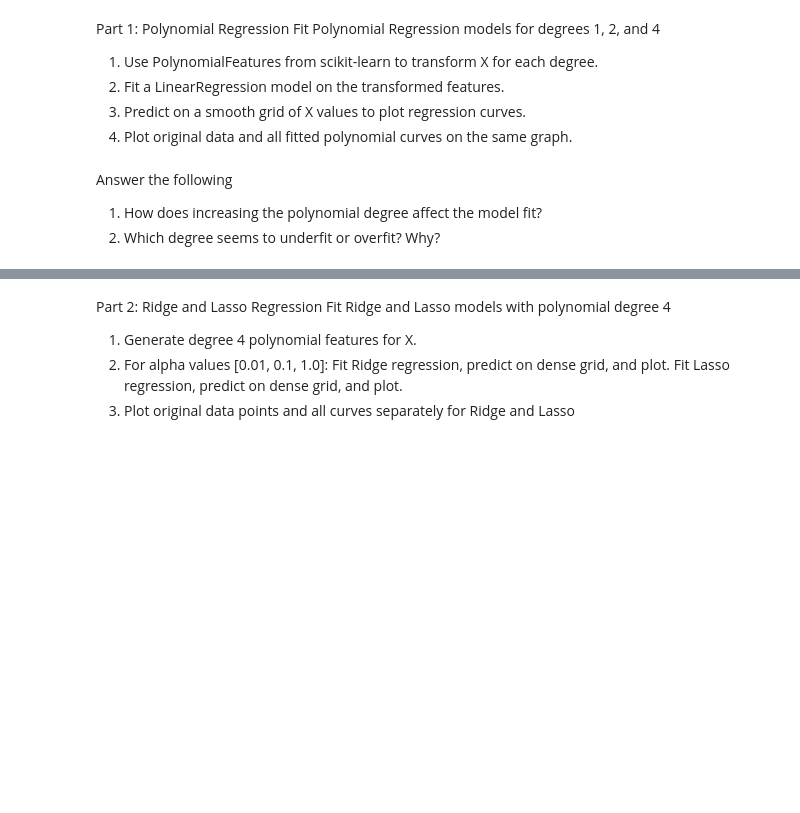
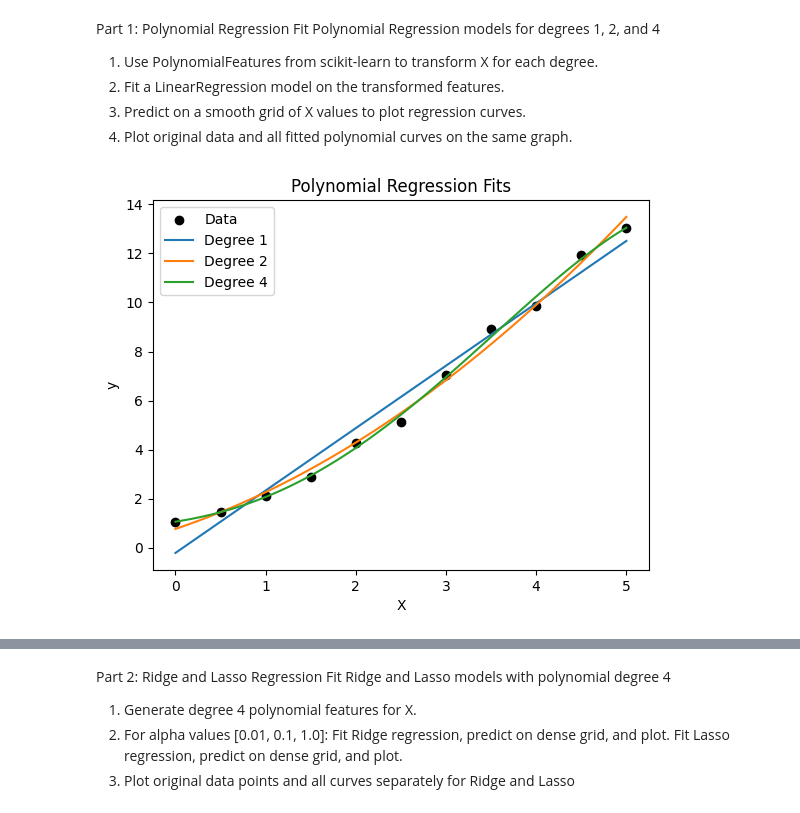
Before and after one commit to iotpelican/ml-llm-course-work, a Jupyter notebook: ss_T27_hw_03_bonus.ipynb, the cells around one changed output, grey strips where cells are left out. Drawn from its saved outputs; the diff is of its cells as text; code cells hidden in the pictures; blank space fills up the shorter version.

```diff
--- a/ss_T27_hw_03_bonus.ipynb
+++ b/ss_T27_hw_03_bonus.ipynb
@@ -31,25 +33,49 @@ Fit Polynomial Regression models for degrees 1, 2, and 4
 3. Predict on a smooth grid of X values to plot regression curves.
 4. Plot original data and all fitted polynomial curves on the same graph.
 # %%
+# @title Answer for Part 1 with comments inline
+
 from sklearn.preprocessing import PolynomialFeatures
 from sklearn.linear_model import LinearRegression
+
+# List of degrees to iterate through
 degrees = [1, 2, 4]
+
+# Create the initial scatter plot of the raw data
 plt.scatter(X, y, color='black', label='Data')
+
 # Dense grid for smooth curve
 X_fit = np.linspace(0, 5, 100).reshape(-1,1)
+
+
+# Loop through each degree to perform polynomial regression
 for degree in degrees:
 # Your code here:
 # 1. Create polynomial features for 'degree'
+# This transformer will create new features that are powers of the original features.
+    polynomial_features = PolynomialFeatures(degree=degree)
+    X_poly = polynomial_features.fit_transform(X)
+
 # 2. Fit LinearRegression model on transformed X
+# This model will now be able to fit a polynomial curve.
+    model = LinearRegression()
+    model.fit(X_poly, y)
+
+# Transform the dense grid for prediction
+    X_fit_poly = polynomial_features.fit_transform(X_fit)
+
 # 3. Predict y values for X_fit transformed features
-# 4. Plot the predicted curve with label showing degree
-pass
+    y_fit = model.predict(X_fit_poly)
+
+# 4. Plot the predicted curve with a label showing degree
+    plt.plot(X_fit, y_fit, label=f'Degree {degree}')
+
+
+# Add plot labels and a legend for clarity
 plt.xlabel('X')
 plt.ylabel('y')
 plt.title('Polynomial Regression Fits')
 plt.legend()
 plt.show()
+# %% [output]
+[figure, added]
-# %% [markdown]
-Answer the following
-1. How does increasing the polynomial degree affect the model fit?
-2. Which degree seems to underfit or overfit? Why?
```
Also changed, not shown: parts of 5 cells of this notebook.
